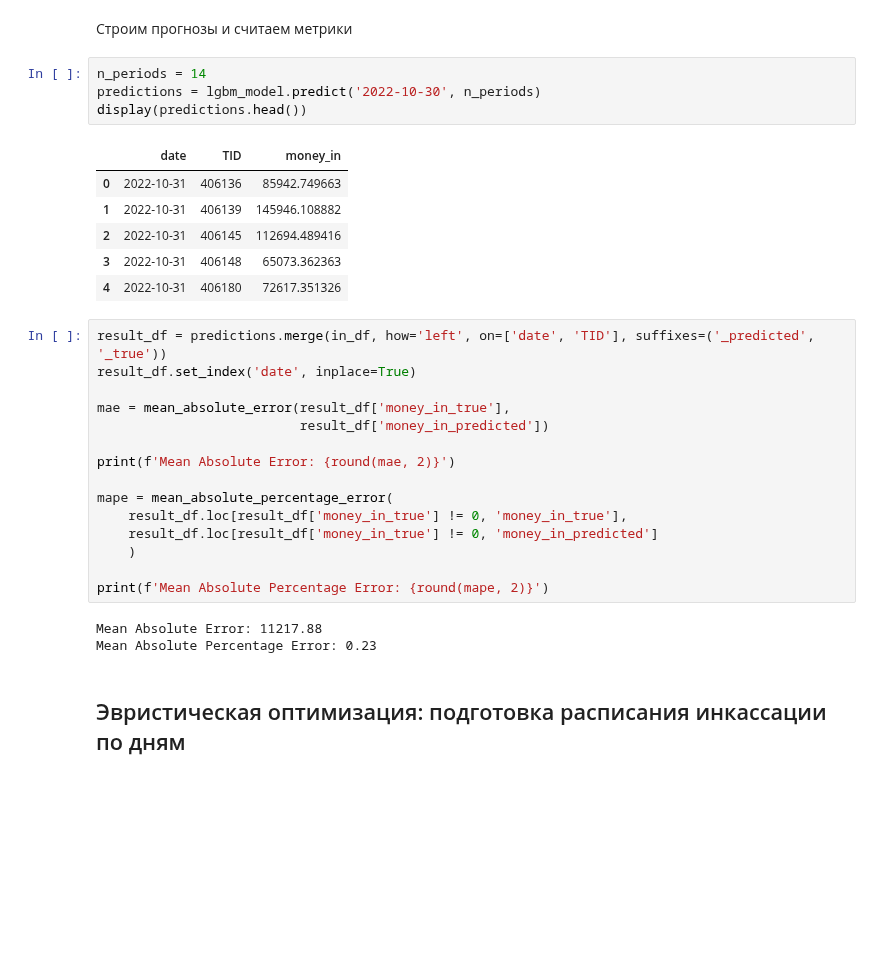
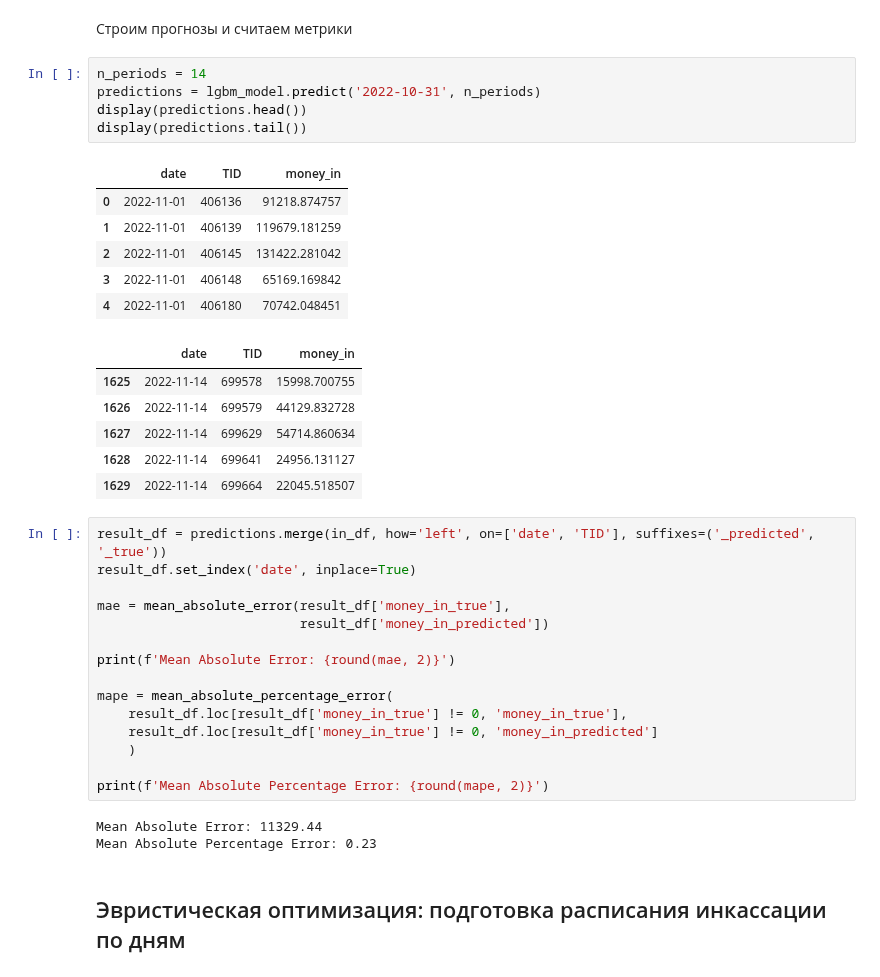
Before and after one commit to SerSmith/bank_schedule, a Jupyter notebook: main.ipynb, the cells around one changed output. Saved outputs shown, nothing was run; the diff lists cells and outputs as text; blank space fills up the shorter version.

```diff
--- a/main.ipynb
+++ b/main.ipynb
@@ -90,15 +92,22 @@ in_df = loader.get_money_in()
 Строим прогнозы и считаем метрики
 # %%
 n_periods = 14
-predictions = lgbm_model.predict('2022-10-30', n_periods)
+predictions = lgbm_model.predict('2022-10-31', n_periods)
 display(predictions.head())
+display(predictions.tail())
 # %% [output]
 |  | date | TID | money_in |
-| 0 | 2022-10-31 | 406136 | 85942.749663 |
-| 1 | 2022-10-31 | 406139 | 145946.108882 |
-| 2 | 2022-10-31 | 406145 | 112694.489416 |
-| 3 | 2022-10-31 | 406148 | 65073.362363 |
-| 4 | 2022-10-31 | 406180 | 72617.351326 |
+| 0 | 2022-11-01 | 406136 | 91218.874757 |
+| 1 | 2022-11-01 | 406139 | 119679.181259 |
+| 2 | 2022-11-01 | 406145 | 131422.281042 |
+| 3 | 2022-11-01 | 406148 | 65169.169842 |
+| 4 | 2022-11-01 | 406180 | 70742.048451 |
+|  | date | TID | money_in |
+| 1625 | 2022-11-14 | 699578 | 15998.700755 |
+| 1626 | 2022-11-14 | 699579 | 44129.832728 |
+| 1627 | 2022-11-14 | 699629 | 54714.860634 |
+| 1628 | 2022-11-14 | 699641 | 24956.131127 |
+| 1629 | 2022-11-14 | 699664 | 22045.518507 |
 # %%
 result_df = predictions.merge(in_df, how='left', on=['date', 'TID'], suffixes=('_predicted', '_true'))
 result_df.set_index('date', inplace=True)
@@ -115,7 +124,7 @@ mape = mean_absolute_percentage_error(
 
 print(f'Mean Absolute Percentage Error: {round(mape, 2)}')
 # %% [output]
-Mean Absolute Error: 11217.88
+Mean Absolute Error: 11329.44
 Mean Absolute Percentage Error: 0.23
 # %% [markdown]
 ## Эвристическая оптимизация: подготовка расписания инкассации по дням
```
Also changed, not shown: parts of 6 cells of this notebook, 4 other files.
